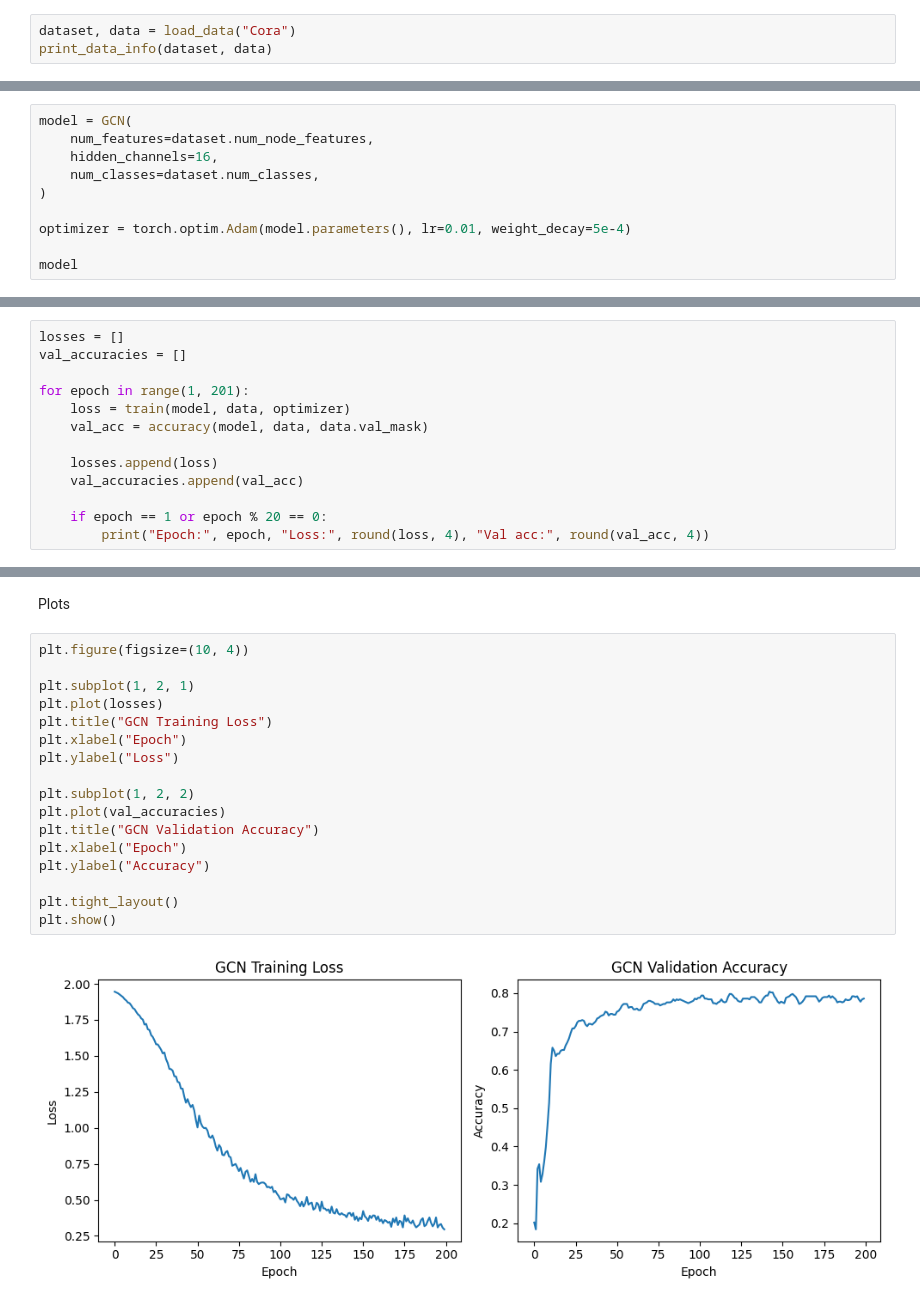
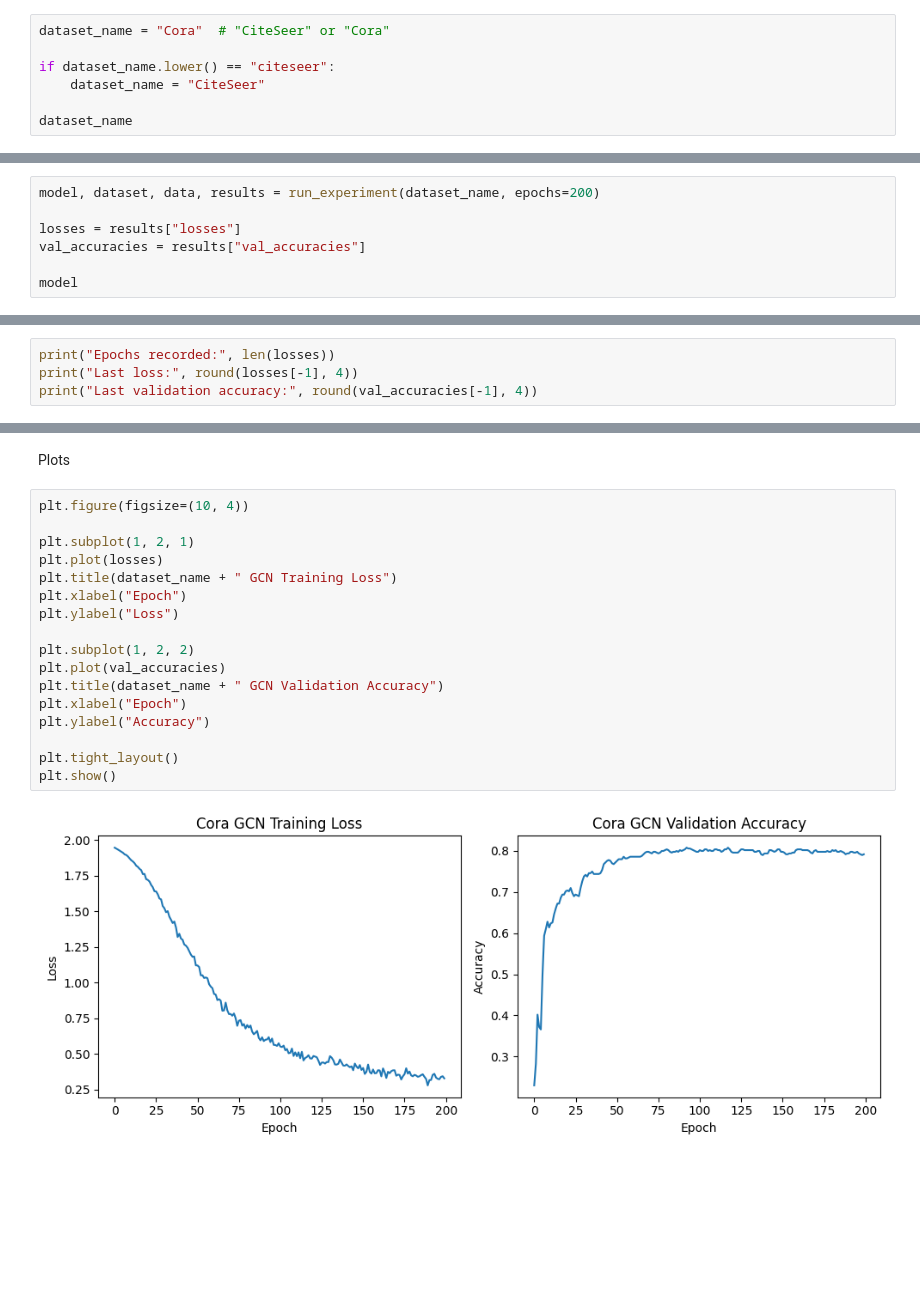
Before and after one commit to deandrehendrix/EEL6878_Final_Project, a Jupyter notebook: notebooks/final_results.ipynb, the cells around one changed output, grey strips where cells are left out. Cells and saved outputs as stored; diff of their text form; blank space fills up the shorter version.

Commit message:
added option to use CiteSeer dataset and experiment runner API

```diff
--- a/notebooks/final_results.ipynb
+++ b/notebooks/final_results.ipynb
@@ -21,4 +21,8 @@ Import dataset (only Cora for now)
 # %%
-dataset, data = load_data("Cora")
-print_data_info(dataset, data)
+dataset_name = "Cora"  # "CiteSeer" or "Cora"
+
+if dataset_name.lower() == "citeseer":
+    dataset_name = "CiteSeer"
+
+dataset_name
 # %% [output]
@@ -45,11 +32,8 @@ Constuct GCN Model
 # %%
-model = GCN(
-    num_features=dataset.num_node_features,
-    hidden_channels=16,
-    num_classes=dataset.num_classes,
-)
+model, dataset, data, results = run_experiment(dataset_name, epochs=200)
 
-optimizer = torch.optim.Adam(model.parameters(), lr=0.01, weight_decay=5e-4)
+losses = results["losses"]
+val_accuracies = results["val_accuracies"]
 
 model
 # %% [output]
@@ -62,14 +63,5 @@ Training loop for the baseline
 # %%
-losses = []
-val_accuracies = []
-
-for epoch in range(1, 201):
-    loss = train(model, data, optimizer)
-    val_acc = accuracy(model, data, data.val_mask)
-
-    losses.append(loss)
-    val_accuracies.append(val_acc)
-
-    if epoch == 1 or epoch % 20 == 0:
-        print("Epoch:", epoch, "Loss:", round(loss, 4), "Val acc:", round(val_acc, 4))
+print("Epochs recorded:", len(losses))
+print("Last loss:", round(losses[-1], 4))
+print("Last validation accuracy:", round(val_accuracies[-1], 4))
 # %% [output]
@@ -105,19 +85,19 @@ Plots
 # %%
 plt.figure(figsize=(10, 4))
 
 plt.subplot(1, 2, 1)
 plt.plot(losses)
-plt.title("GCN Training Loss")
+plt.title(dataset_name + " GCN Training Loss")
 plt.xlabel("Epoch")
 plt.ylabel("Loss")
 
 plt.subplot(1, 2, 2)
 plt.plot(val_accuracies)
-plt.title("GCN Validation Accuracy")
+plt.title(dataset_name + " GCN Validation Accuracy")
 plt.xlabel("Epoch")
 plt.ylabel("Accuracy")
 
 plt.tight_layout()
 plt.show()
 # %% [output]
-[figure, old version]
+[figure, new version]
```
Also changed, not shown: parts of 8 cells of this notebook, 1 other file.
